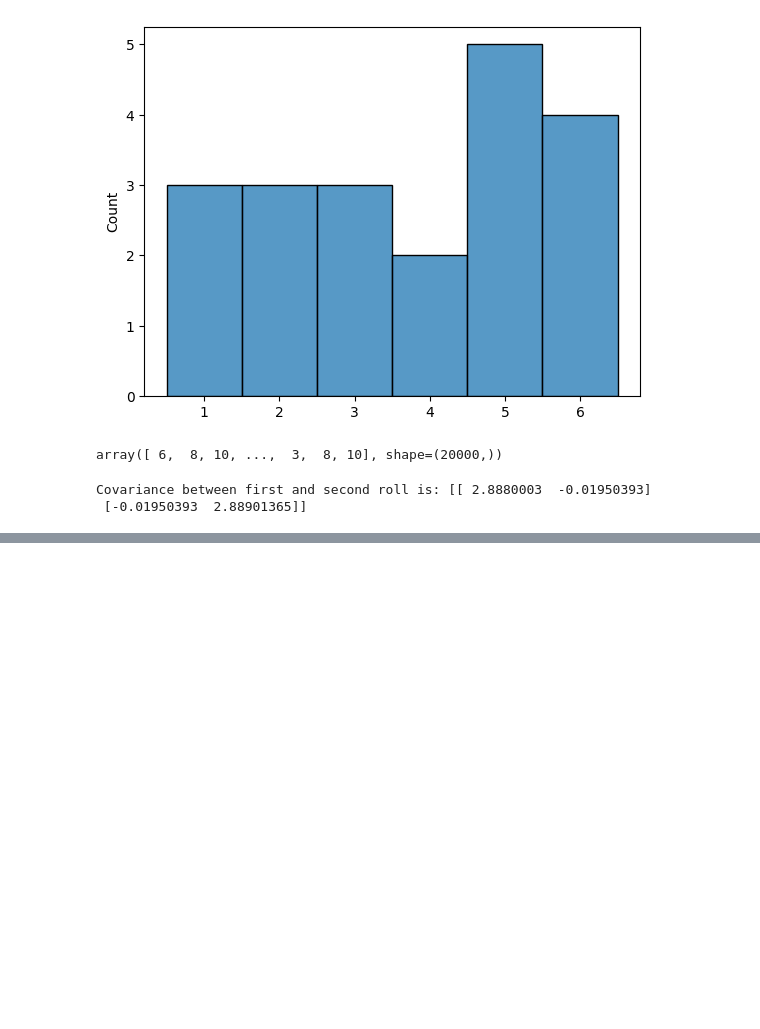
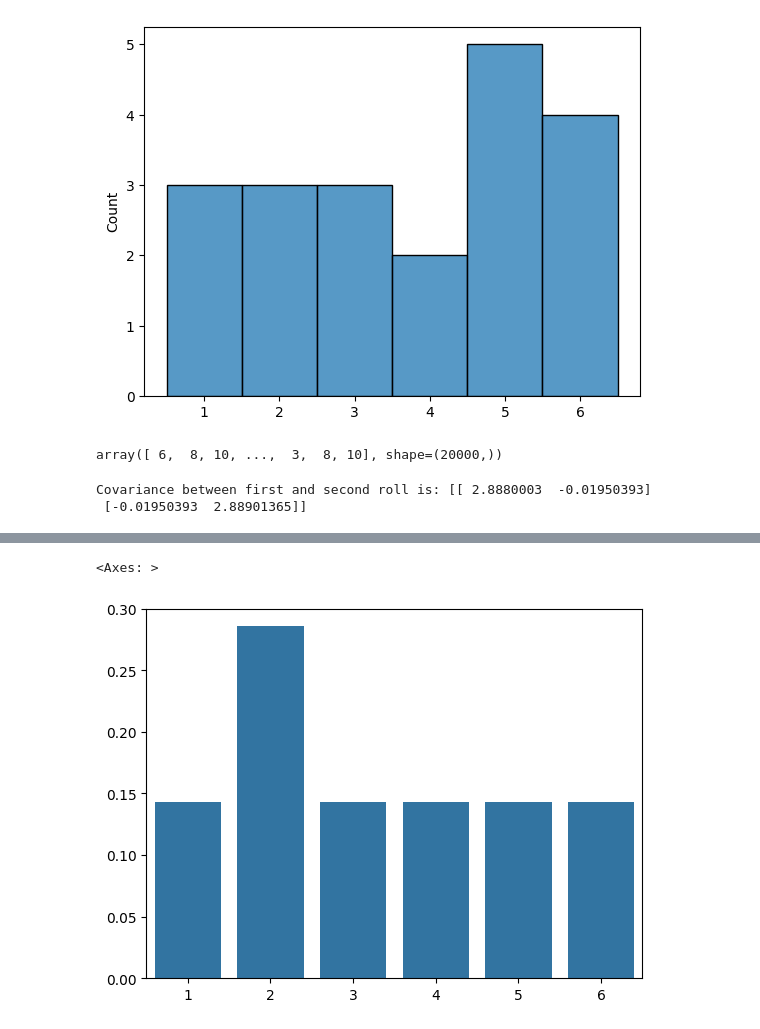
Before and after one commit to AsokTamang/Dice-roll, a Jupyter notebook: Untitled.ipynb, the cells around one changed output, grey strips where cells are left out. Saved outputs shown, nothing was run; the diff lists cells and outputs as text; code cells hidden in the pictures; blank space fills up the shorter version.

```diff
--- a/Untitled.ipynb
+++ b/Untitled.ipynb
@@ -44,0 +57,14 @@ Covariance between first and second roll is: [[ 2.8880003  -0.01950393]
+# %%
+def loaded_dice(n_size,choosen_number):  #here choosen number means the number which has the high probability of being rolled
+    probability_values = np.array([(1/(n_size + 1)) for i in range(n_size)])
+    probability_values[choosen_number - 1] = 1 - sum(probability_values[:-1])  #here we are assigning the higher probability to this given choosen number
+    if not np.isclose(sum(probability_values),1):
+        print('The sum of probability of all the variables must be 1.')
+        return
+    return probability_values
+assigned_probabilities =loaded_dice(6,2)    #so we have assigned number 2 to roll more or it has higher probability to appear in dice roll compared to other numbers
+sns.barplot(x=dice,y=assigned_probabilities)
+#as we can see from the barchart below the probability of the number 2 is comparatively higher compared to other numbers
+# %% [output]
+<Axes: >
+[figure, added]
```
Also changed, not shown: parts of 3 cells of this notebook.
